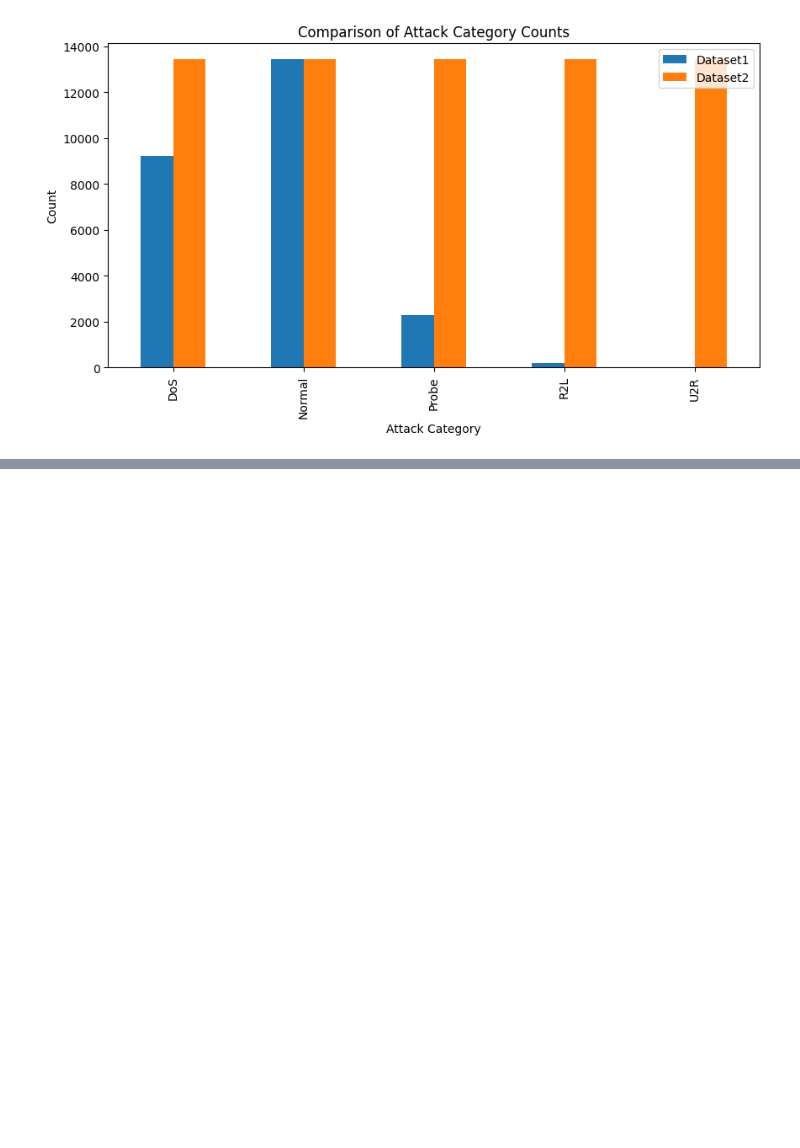
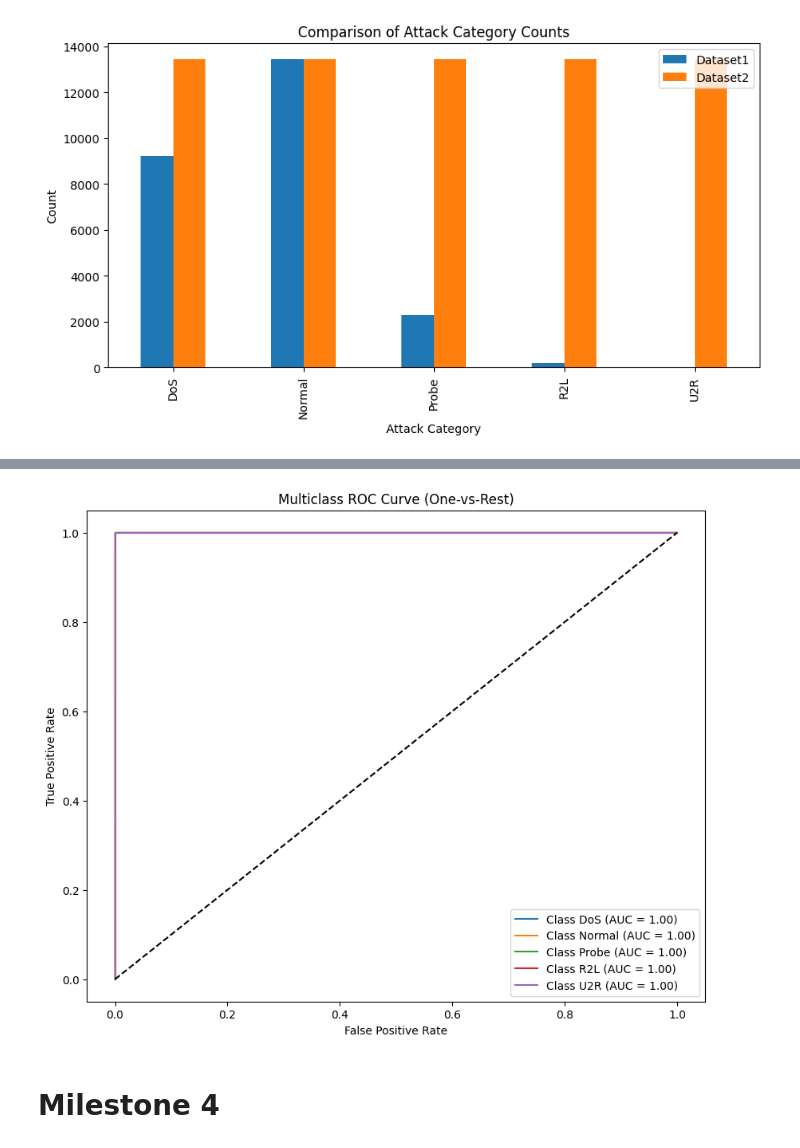
Before and after one commit to springboardmentor2507-alt/AI-Powered-NIDS, a Jupyter notebook: KDD1.ipynb, the cells around one changed output, grey strips where cells are left out. Saved outputs shown, nothing was run; the diff lists cells and outputs as text; code cells hidden in the pictures; blank space fills up the shorter version.

```diff
--- a/KDD1.ipynb
+++ b/KDD1.ipynb
@@ -291,0 +456,36 @@ Name: count, dtype: int64
+# %%
+# 18. ROC Curve
+# Encode labels for multiclass ROC
+le = LabelEncoder()
+y_train_bin = le.fit_transform(y_train)
+y_test_bin = le.transform(y_test)
+
+# Binarize output
+y_test_ovr = label_binarize(y_test_bin, classes=np.unique(y_test_bin))
+n_classes = y_test_ovr.shape[1]
+
+# Train OVR classifier
+ovr_model = OneVsRestClassifier(best_rf)
+ovr_model.fit(X_train, label_binarize(y_train_bin, classes=np.unique(y_train_bin)))
+
+# Predict probabilities
+y_score = ovr_model.predict_proba(X_test)
+
+# Plot ROC Curve for every class
+plt.figure(figsize=(10, 8))
+
+for i in range(n_classes):
+    fpr, tpr, _ = roc_curve(y_test_ovr[:, i], y_score[:, i])
+    roc_auc = auc(fpr, tpr)
+    plt.plot(fpr, tpr, label=f"Class {le.inverse_transform([i])[0]} (AUC = {roc_auc:.2f})")
+
+plt.plot([0, 1], [0, 1], 'k--')
+plt.title("Multiclass ROC Curve (One-vs-Rest)")
+plt.xlabel("False Positive Rate")
+plt.ylabel("True Positive Rate")
+plt.legend()
+plt.show()
+# %% [output]
+[figure, added]
+# %% [markdown]
+# **Milestone 4**
```
Also changed, not shown: parts of 41 cells of this notebook, 16 other files.
